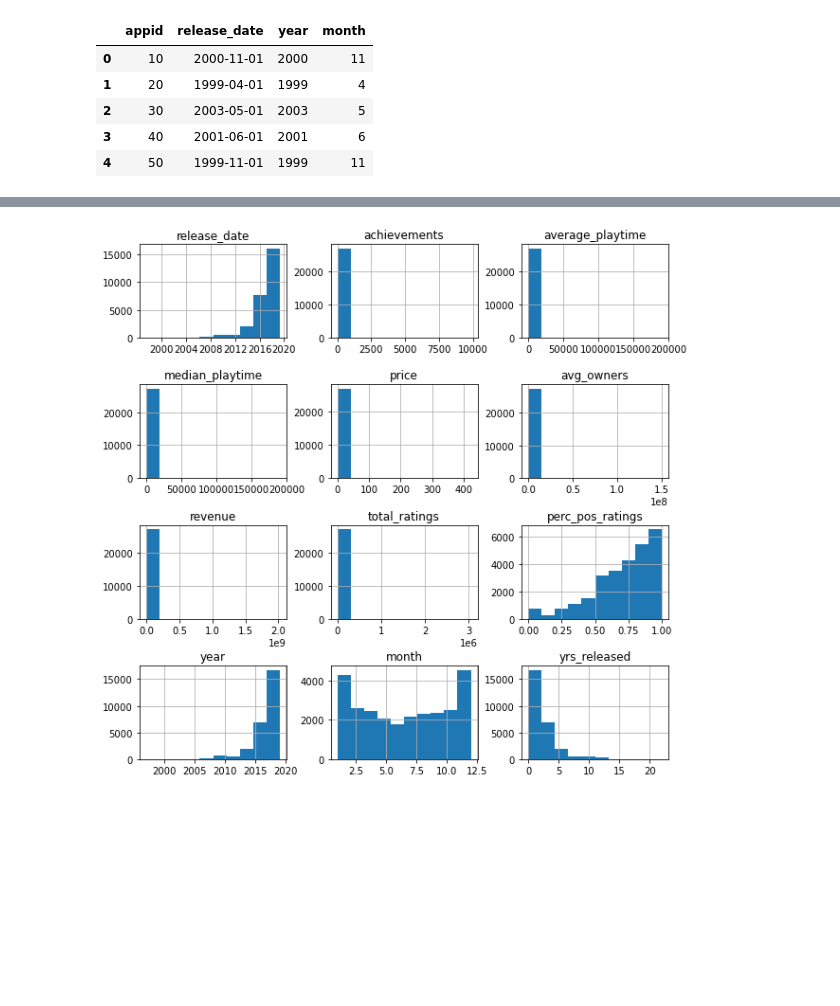
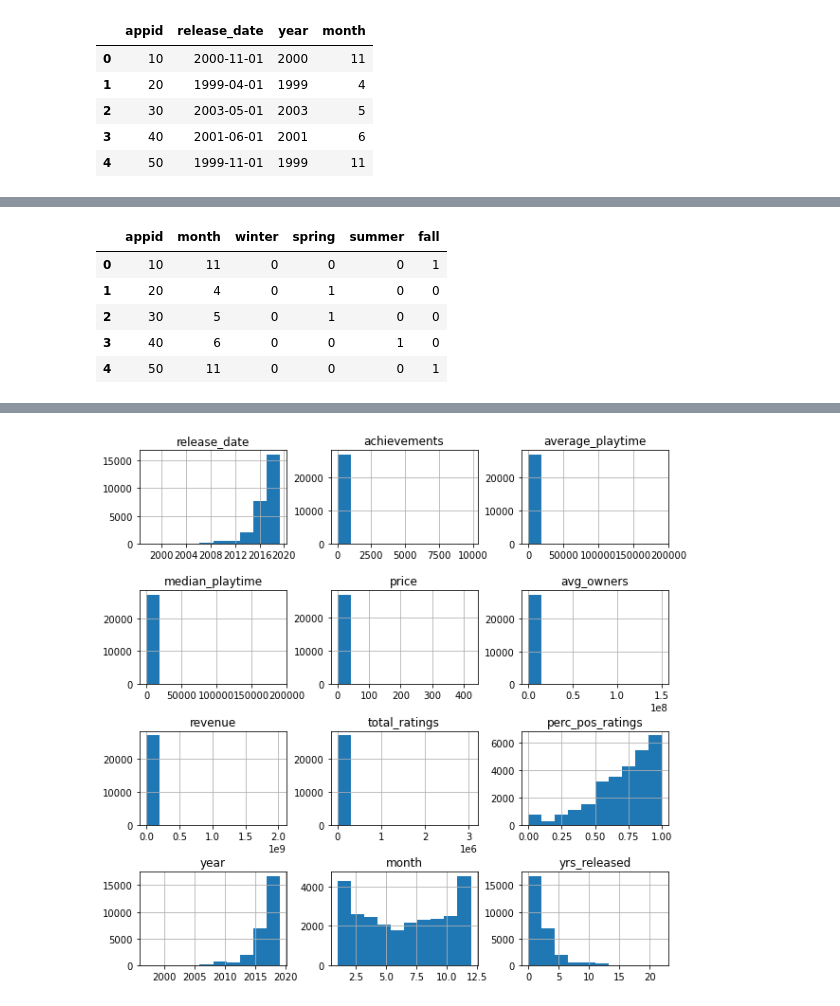
Before and after one commit to divzueri/Springboard, a Jupyter notebook: Capstone2/notebooks/2_Data_Wrangling.ipynb, the cells around one changed output, grey strips where cells are left out. Saved outputs shown, nothing was run; the diff lists cells and outputs as text; code cells hidden in the pictures; blank space fills up the shorter version.

```diff
--- a/Capstone2/notebooks/2_Data_Wrangling.ipynb
+++ b/Capstone2/notebooks/2_Data_Wrangling.ipynb
@@ -251,0 +270,9 @@ steam_df[['appid','release_date','year','month','season']].head()
+# %%
+steam_df[['appid', 'month', 'winter', 'spring', 'summer', 'fall']].head()
+# %% [output]
+|  | appid | month | winter | spring | summer | fall |
+| 0 | 10 | 11 | 0 | 0 | 0 | 1 |
+| 1 | 20 | 4 | 0 | 1 | 0 | 0 |
+| 2 | 30 | 5 | 0 | 1 | 0 | 0 |
+| 3 | 40 | 6 | 0 | 0 | 1 | 0 |
+| 4 | 50 | 11 | 0 | 0 | 0 | 1 |
```
Also changed, not shown: parts of 22 cells of this notebook, 1 other file.
